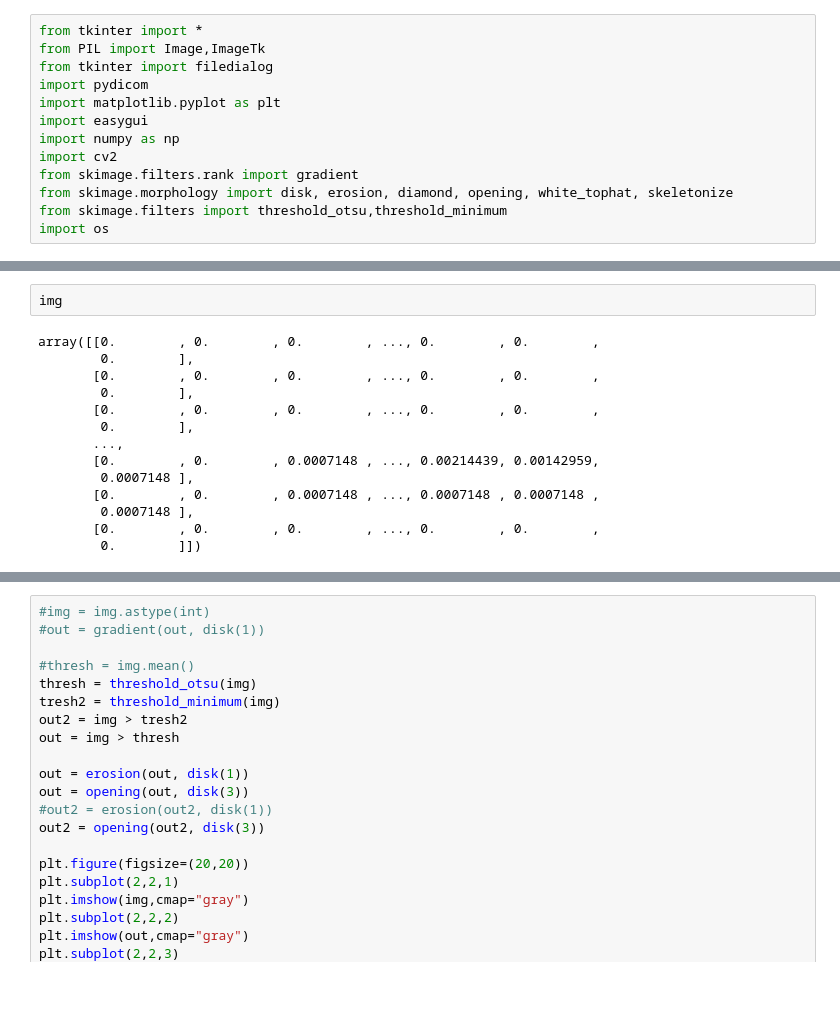
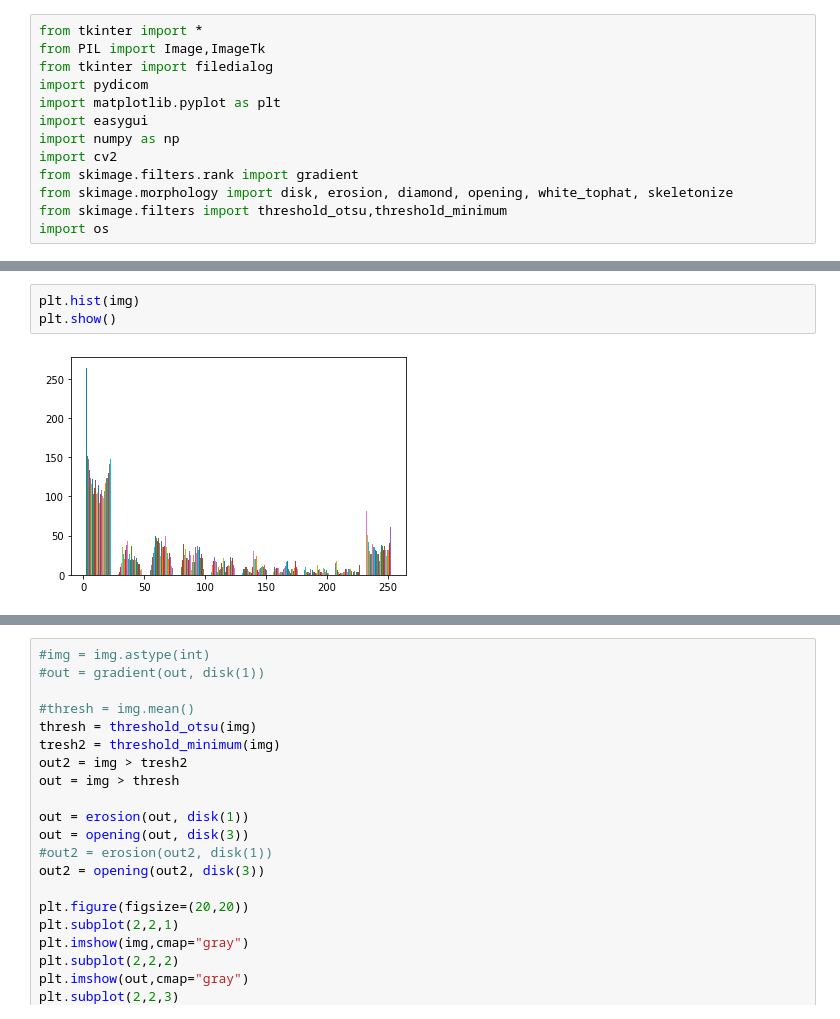
Before and after one commit to mpierangeli/PEFI-Prostate_Cancer_MRI, a Jupyter notebook: random/pruee.ipynb, the cells around one changed output, grey strips where cells are left out. Saved outputs shown, nothing was run; the diff lists cells and outputs as text; blank space fills up the shorter version.

```diff
--- a/random/pruee.ipynb
+++ b/random/pruee.ipynb
@@ -29,18 +29,7 @@ plt.imshow(img,cmap="gray")
-# %%
-img
-# %% [output]
-array([[0.        , 0.        , 0.        , ..., 0.        , 0.        ,
-        0.        ],
-       [0.        , 0.        , 0.        , ..., 0.        , 0.        ,
-        0.        ],
-       [0.        , 0.        , 0.        , ..., 0.        , 0.        ,
-        0.        ],
-       ...,
-       [0.        , 0.        , 0.0007148 , ..., 0.00214439, 0.00142959,
-        0.0007148 ],
-       [0.        , 0.        , 0.0007148 , ..., 0.0007148 , 0.0007148 ,
-        0.0007148 ],
-       [0.        , 0.        , 0.        , ..., 0.        , 0.        ,
-        0.        ]])
+# %%
+plt.hist(img)
+plt.show()
+# %% [output]
+[figure, added]
 # %%
 print(full_dicom)
```
Also changed, not shown: parts of 2 cells of this notebook, 1 other file.
